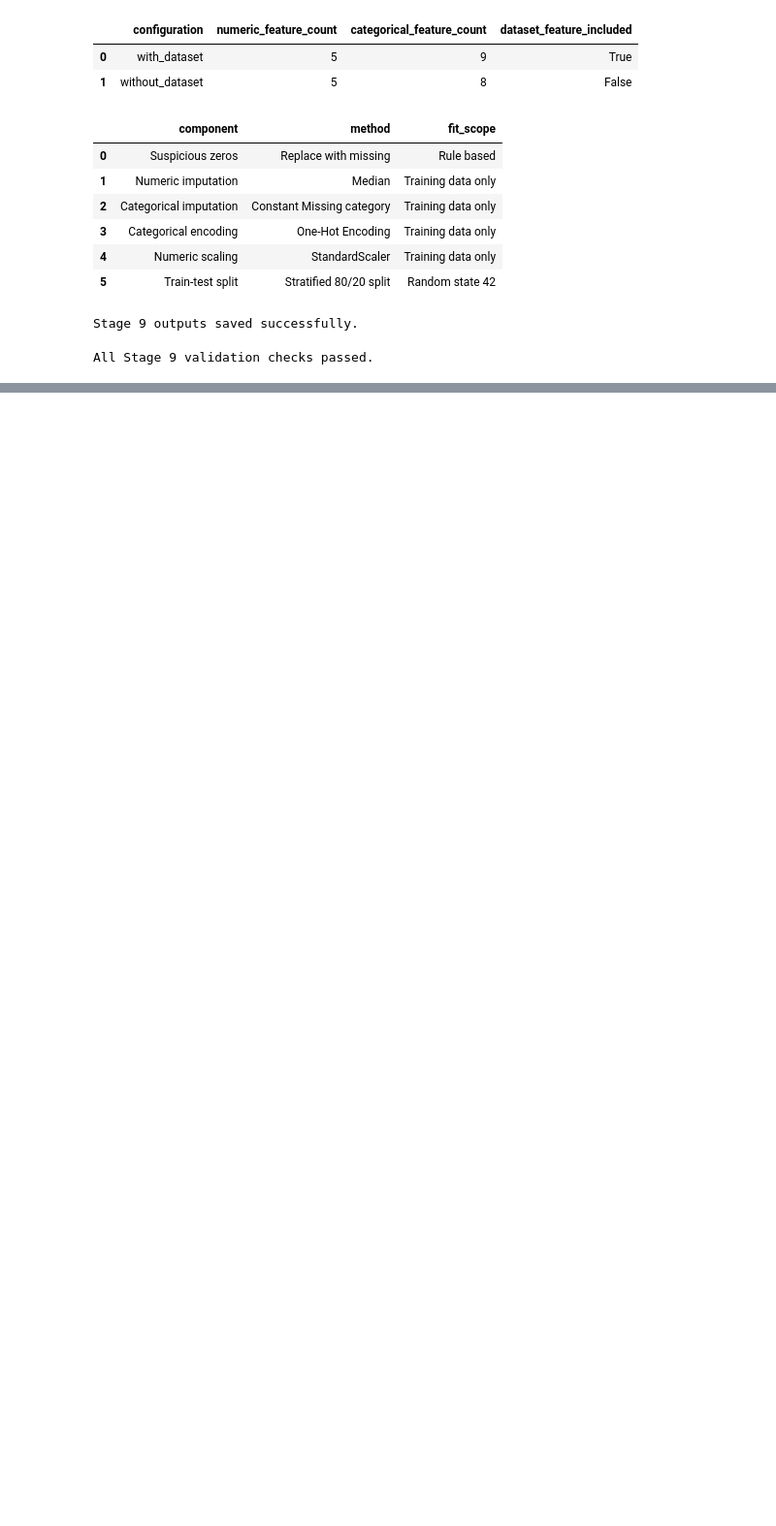
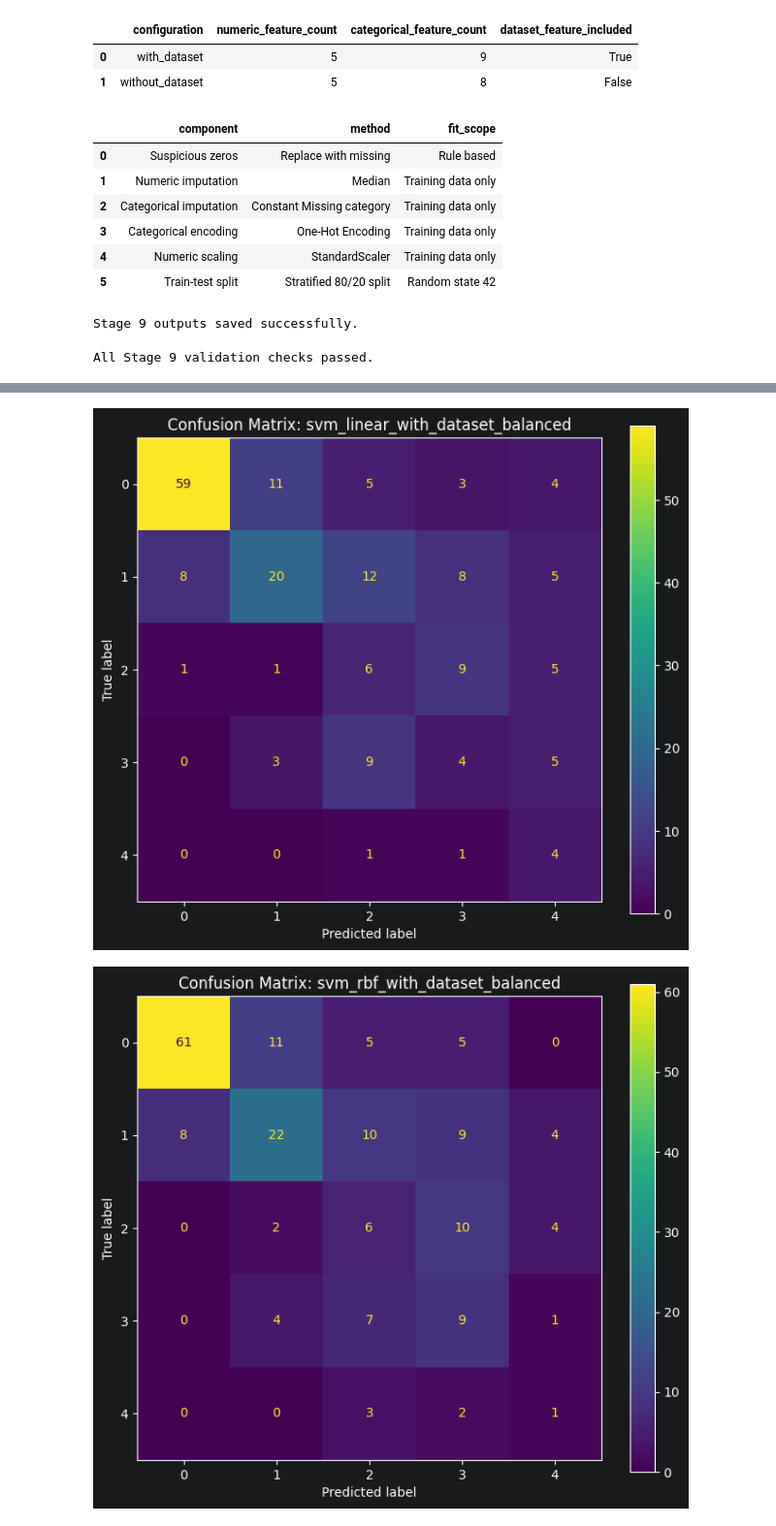
Before and after one commit to AmirhosseinKhadivi/DataMining-Course-Project, a Jupyter notebook: notebooks/03_modeling_and_evaluation.ipynb, the cells around one changed output, grey strips where cells are left out. Shown at 97% size. Saved outputs shown, nothing was run; the diff lists cells and outputs as text; code cells hidden in the pictures; blank space fills up the shorter version.

```diff
--- a/notebooks/03_modeling_and_evaluation.ipynb
+++ b/notebooks/03_modeling_and_evaluation.ipynb
@@ -1022,0 +1527,18 @@ All Stage 9 validation checks passed.
+# %%
+def configuration_from_result_row(result_row):
+    return {
+        "kernel": result_row["kernel"],
+        "dataset_mode": result_row[
+            "dataset_mode"
+        ],
+        "class_weight_name": result_row[
+            "class_weight"
+        ],
+        "class_weight": (
+            None
+            if result_row["class_weight"] == "none"
+            else "balanced"
+        ),
+        "C": float(result_row["C"]),
+        "gamma": result_row["gamma"],
+    }
@@ -1022,0 +1773,50 @@ All Stage 9 validation checks passed.
+# %%
+for kernel_name in ["linear", "rbf"]:
+    model_result = svm_test_results[
+        svm_test_results["kernel"]
+        == kernel_name
+    ].iloc[0]
+
+    model_name = model_result["model_name"]
+
+    predictions = svm_test_predictions[
+        kernel_name
+    ]
+
+    figure, axis = plt.subplots(
+        figsize=(7, 6)
+    )
+
+    ConfusionMatrixDisplay.from_predictions(
+        y_true=y_test,
+        y_pred=predictions,
+        labels=[0, 1, 2, 3, 4],
+        display_labels=[0, 1, 2, 3, 4],
+        values_format="d",
+        ax=axis,
+    )
+
+    axis.set_title(
+        f"Confusion Matrix: {model_name}"
+    )
+
+    figure.tight_layout()
+
+    confusion_matrix_path = (
+        FIGURES_DIR
+        / f"10_svm_{kernel_name}_confusion_matrix.png"
+    )
+
+    figure.savefig(
+        confusion_matrix_path,
+        dpi=200,
+        bbox_inches="tight",
+    )
+
+    if SHOW_SVM_PLOTS:
+        plt.show()
+
+    plt.close(figure)
+# %% [output]
+[figure, added]
+[figure, added]
```
Also changed, not shown: parts of 35 cells of this notebook, 17 other files.
